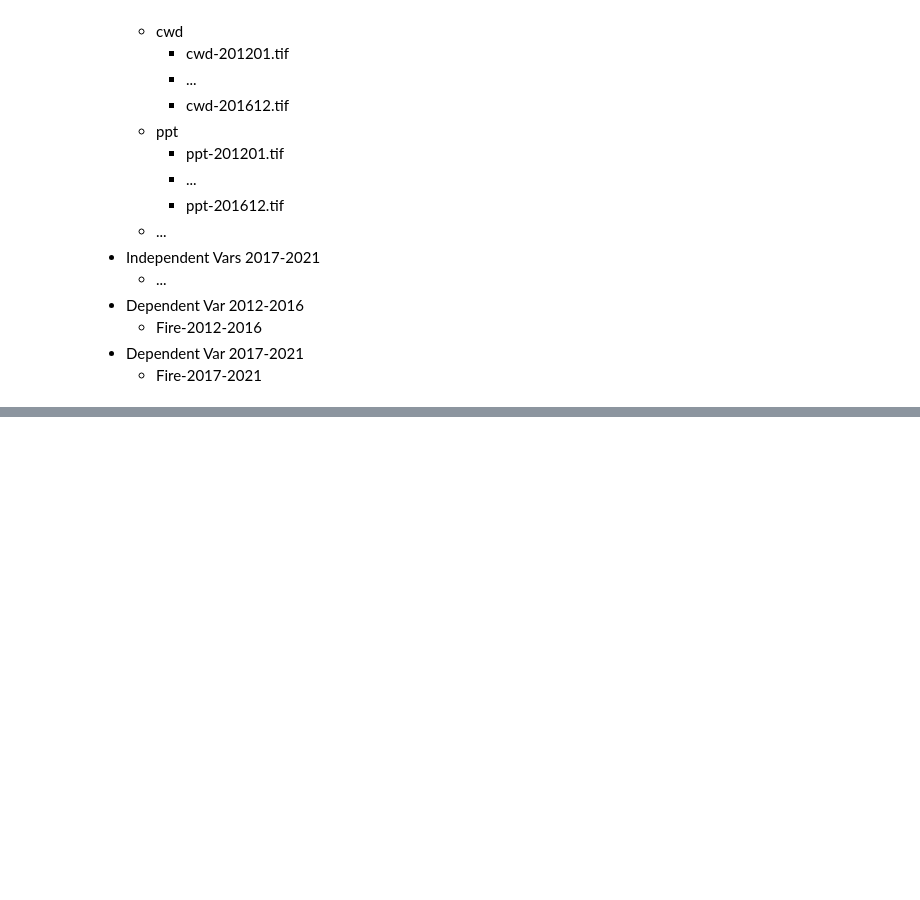
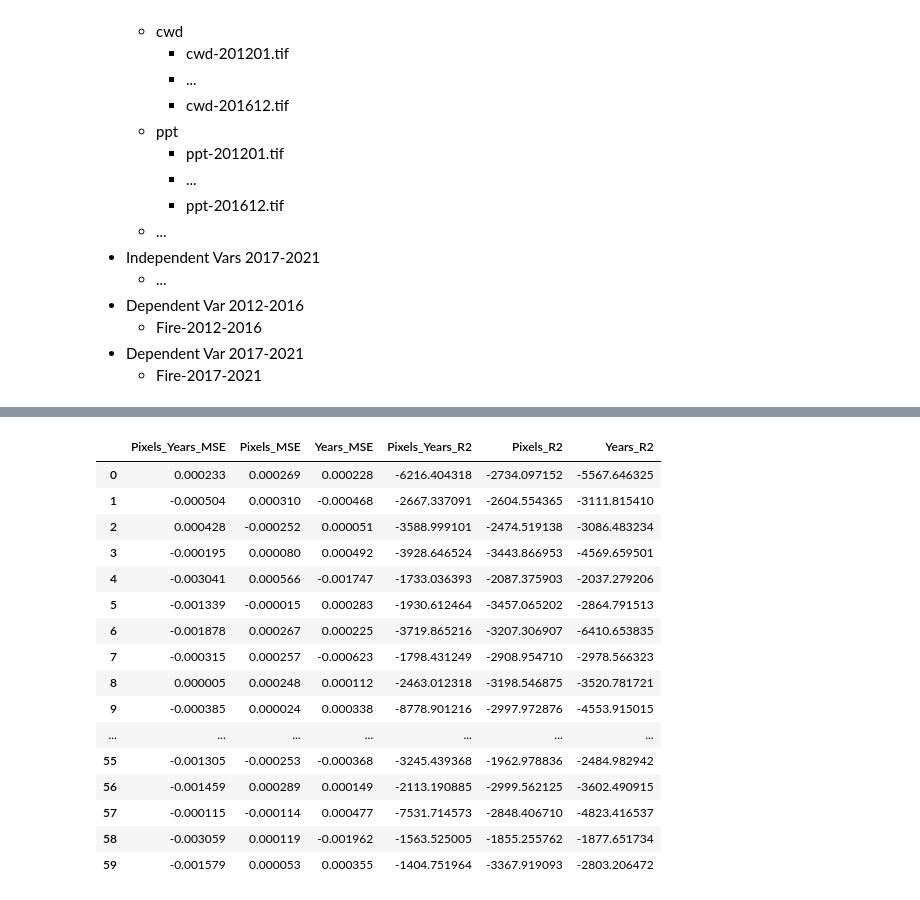
Before and after one commit to isaacWpark/wildfire_FRAP, a Jupyter notebook: Workflow/Window_Workflow_MultiYear_FullData_Modular_Dev.ipynb, the cells around one changed output, grey strips where cells are left out. Drawn from its saved outputs; the diff is of its cells as text; code cells hidden in the pictures; blank space fills up the shorter version.

Commit message:
preliminary model working through elasticNat_2dimTest

```diff
--- a/Workflow/Window_Workflow_MultiYear_FullData_Modular_Dev.ipynb
+++ b/Workflow/Window_Workflow_MultiYear_FullData_Modular_Dev.ipynb
@@ -590,0 +216,27 @@ time index missing in one element, merging list elements using only pixel_id ind
+# %%
+#Conduct elastic net regularization
+
+'''Conduct elastic net regressions on data, with k-fold cross-validation conducted independently
+      across both years and pixels.
+      Returns mean model MSE and R2 when predicting fire risk at
+      A) locations outside of the training dataset
+      B) years outside of the training dataset
+      C) locations and years outside of the training dataset
+    Returns a list of objects, consisting of:
+    0: Combined_Data file with testing/training groups labeled
+    1: Target Data file with testing/training groups labeled
+    2: summary dataFrame of MSE and R2 for each model run
+        (against holdout data representing either novel locations, novel years, or both)
+    3: list of elastic net models for use in predicting Fires in further locations/years
+    4: list of list of years not used in model training for each run
+'''
+#param combined_Data: explanatory factors to be used in predicting fire risk
+#param target_Data: observed fire occurrences
+#param varsToGroupBy: list of (2) column names from combined_Data & target_Data to be used in creating randomized groups
+#    -spatial grouping variable 1st, temporal (annual) grouping variable 2nd
+#param groupVars: list of (2) desired column names for the resulting randomized groups
+#param testGroups: number of distinct groups into which data sets should be divided (for each of two variables)
+
+
+
+CrossVal_Output = model.elasticNet_2dimTest(combined_Data, target_Data, ["pixel_id", "year"], ["pixel_group", "year_group"], testGroups = [10, 6])
@@ -590,0 +274,21 @@ time index missing in one element, merging list elements using only pixel_id ind
+# %%
+# summary MSE and R2 for all runs, against spatially novel, temporally novel, and completely novel data
+CrossVal_Output[2]
+# %% [output]
+|  | Pixels_Years_MSE | Pixels_MSE | Years_MSE | Pixels_Years_R2 | Pixels_R2 | Years_R2 |
+| 0 | 0.000233 | 0.000269 | 0.000228 | -6216.404318 | -2734.097152 | -5567.646325 |
+| 1 | -0.000504 | 0.000310 | -0.000468 | -2667.337091 | -2604.554365 | -3111.815410 |
+| 2 | 0.000428 | -0.000252 | 0.000051 | -3588.999101 | -2474.519138 | -3086.483234 |
+| 3 | -0.000195 | 0.000080 | 0.000492 | -3928.646524 | -3443.866953 | -4569.659501 |
+| 4 | -0.003041 | 0.000566 | -0.001747 | -1733.036393 | -2087.375903 | -2037.279206 |
+| 5 | -0.001339 | -0.000015 | 0.000283 | -1930.612464 | -3457.065202 | -2864.791513 |
+| 6 | -0.001878 | 0.000267 | 0.000225 | -3719.865216 | -3207.306907 | -6410.653835 |
+| 7 | -0.000315 | 0.000257 | -0.000623 | -1798.431249 | -2908.954710 | -2978.566323 |
+| 8 | 0.000005 | 0.000248 | 0.000112 | -2463.012318 | -3198.546875 | -3520.781721 |
+| 9 | -0.000385 | 0.000024 | 0.000338 | -8778.901216 | -2997.972876 | -4553.915015 |
+| ... | ... | ... | ... | ... | ... | ... |
+| 55 | -0.001305 | -0.000253 | -0.000368 | -3245.439368 | -1962.978836 | -2484.982942 |
+| 56 | -0.001459 | 0.000289 | 0.000149 | -2113.190885 | -2999.562125 | -3602.490915 |
+| 57 | -0.000115 | -0.000114 | 0.000477 | -7531.714573 | -2848.406710 | -4823.416537 |
+| 58 | -0.003059 | 0.000119 | -0.001962 | -1563.525005 | -1855.255762 | -1877.651734 |
+| 59 | -0.001579 | 0.000053 | 0.000355 | -1404.751964 | -3367.919093 | -2803.206472 |
```
Also changed, not shown: parts of 59 cells of this notebook.
